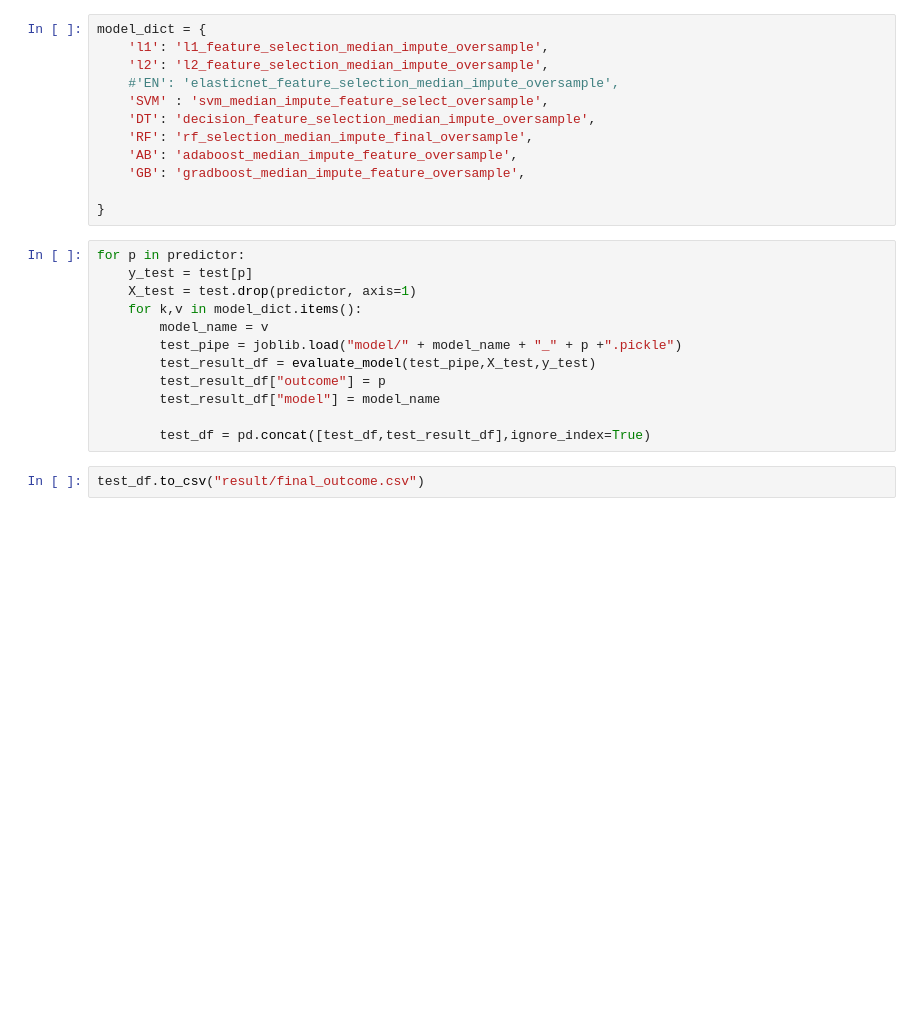
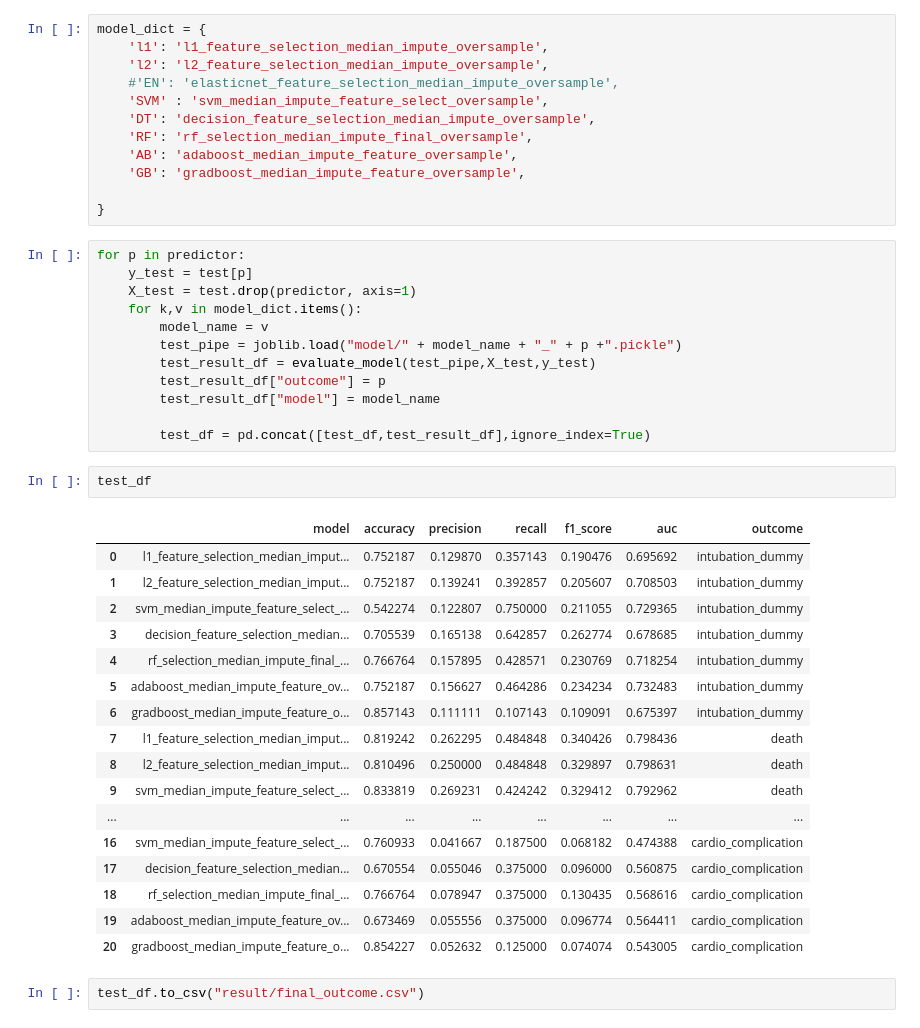
Before and after one commit to harrisonnguyen/cardiac_covid_model, a Jupyter notebook: paper figures.ipynb, the cells around one changed output. Saved outputs shown, nothing was run; the diff lists cells and outputs as text; blank space fills up the shorter version.

```diff
--- a/paper figures.ipynb
+++ b/paper figures.ipynb
@@ -189,6 +239,26 @@ for p in predictor:
         test_result_df["model"] = model_name
 
         test_df = pd.concat([test_df,test_result_df],ignore_index=True)
+# %%
+test_df
+# %% [output]
+|  | model | accuracy | precision | recall | f1_score | auc | outcome |
+| 0 | l1_feature_selection_median_imput... | 0.752187 | 0.129870 | 0.357143 | 0.190476 | 0.695692 | intubation_dummy |
+| 1 | l2_feature_selection_median_imput... | 0.752187 | 0.139241 | 0.392857 | 0.205607 | 0.708503 | intubation_dummy |
+| 2 | svm_median_impute_feature_select_... | 0.542274 | 0.122807 | 0.750000 | 0.211055 | 0.729365 | intubation_dummy |
+| 3 | decision_feature_selection_median... | 0.705539 | 0.165138 | 0.642857 | 0.262774 | 0.678685 | intubation_dummy |
+| 4 | rf_selection_median_impute_final_... | 0.766764 | 0.157895 | 0.428571 | 0.230769 | 0.718254 | intubation_dummy |
+| 5 | adaboost_median_impute_feature_ov... | 0.752187 | 0.156627 | 0.464286 | 0.234234 | 0.732483 | intubation_dummy |
+| 6 | gradboost_median_impute_feature_o... | 0.857143 | 0.111111 | 0.107143 | 0.109091 | 0.675397 | intubation_dummy |
+| 7 | l1_feature_selection_median_imput... | 0.819242 | 0.262295 | 0.484848 | 0.340426 | 0.798436 | death |
+| 8 | l2_feature_selection_median_imput... | 0.810496 | 0.250000 | 0.484848 | 0.329897 | 0.798631 | death |
+| 9 | svm_median_impute_feature_select_... | 0.833819 | 0.269231 | 0.424242 | 0.329412 | 0.792962 | death |
+| ... | ... | ... | ... | ... | ... | ... | ... |
+| 16 | svm_median_impute_feature_select_... | 0.760933 | 0.041667 | 0.187500 | 0.068182 | 0.474388 | cardio_complication |
+| 17 | decision_feature_selection_median... | 0.670554 | 0.055046 | 0.375000 | 0.096000 | 0.560875 | cardio_complication |
+| 18 | rf_selection_median_impute_final_... | 0.766764 | 0.078947 | 0.375000 | 0.130435 | 0.568616 | cardio_complication |
+| 19 | adaboost_median_impute_feature_ov... | 0.673469 | 0.055556 | 0.375000 | 0.096774 | 0.564411 | cardio_complication |
+| 20 | gradboost_median_impute_feature_o... | 0.854227 | 0.052632 | 0.125000 | 0.074074 | 0.543005 | cardio_complication |
 # %%
 test_df.to_csv("result/final_outcome.csv")
 # %%
```
Also changed, not shown: parts of 21 cells of this notebook, 54 other files.
